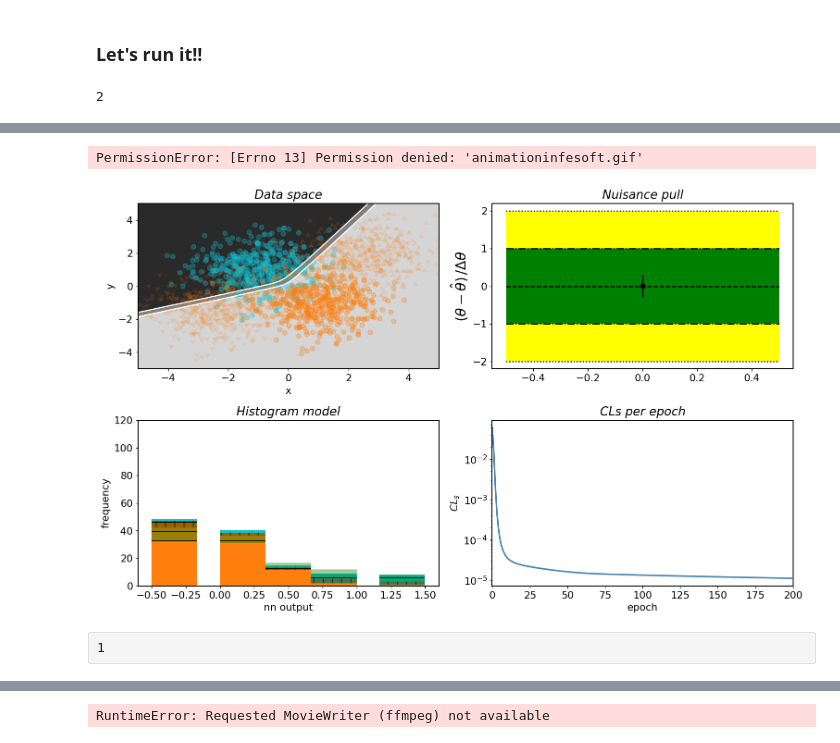
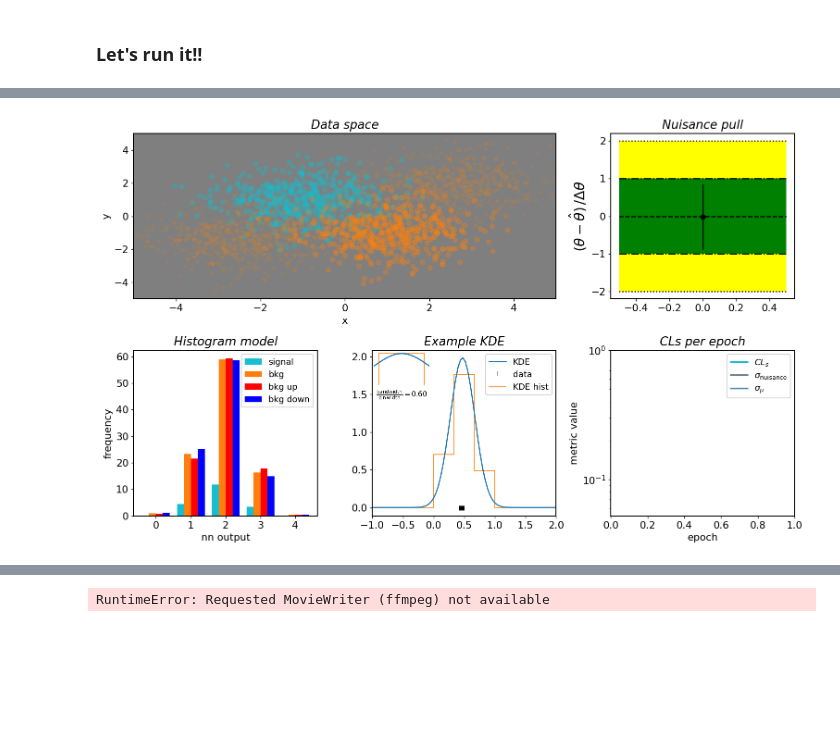
Before and after one commit to gradhep/relaxed, a Jupyter notebook: demo_kde_pyhf.ipynb, the cells around one changed output, grey strips where cells are left out. Cells and saved outputs as stored; diff of their text form; code cells hidden in the pictures; blank space fills up the shorter version.

```diff
--- a/demo_kde_pyhf.ipynb
+++ b/demo_kde_pyhf.ipynb
@@ -89,12 +105,15 @@ jax.value_and_grad(loss)(network)
 ### Define training loop!
 # %%
 opt_init, opt_update, opt_params = optimizers.adam(1e-3)
+
 
 def train_network(N):
     cls_vals = []
     _, network = init_random_params(jax.random.PRNGKey(1), (-1, 2))
     state = opt_init(network)
     losses = []
+    np_errs = []
+    mu_errs = []
 
     # parameter update function
     # @jax.jit
@@ -108,10 +127,17 @@ def train_network(N):
         state, value, network = update_and_value(i, state, 1.0)
         epoch_time = time.time() - start_time
         losses.append(value)
+
         metrs = get_cls(network, test_mu=1.0)
-        metrics = {"loss": losses, "pull": metrs["pull"], "pull_err": metrs["pull_err"]}
-
-
+        mu_errs.append(metrs["errors"][0])
+        np_errs.append(metrs["errors"][1])
+        metrics = {
+            "loss": losses,
+            "pull": metrs["pull"],
+            "pull_err": metrs["pull_err"],
+            "np_err": np_errs,
+            "mu_err": mu_errs,
+        }
 
         yield network, metrics, epoch_time
 # %% [markdown]
@@ -222,15 +408,13 @@ def plot(axs, network, metrics, maxN):
 # %% [markdown]
 ### Let's run it!!
-# %%
-1+1
-# %% [output]
-2
 # %%
 # slow
 import numpy as np
 from IPython.display import HTML
 
 from matplotlib import pyplot as plt
+
+plt.style.use("default")
 
 plt.rcParams.update(
     {
@@ -249,13 +433,16 @@ plt.rcParams.update(
 plt.rc("figure", dpi=120)
 
 fig, axs = plt.subplot_mosaic(
-    [["Data space", "Nuisance pull"], ["Histogram model", "CLs per epoch"]]
+    [
+        ["Data space", "Data space", "Nuisance pull"],
+        ["Histogram model", "Example KDE", "CLs per epoch"],
+    ]
 )
 
 for label, ax in axs.items():
     ax.set_title(label, fontstyle="italic")
 
-maxN = 200# make me bigger for better results!
+maxN = 1  # make me bigger for better results!
 
 animate = True  # animations fail tests...
 ax_cpy = axs
@@ -266,16 +453,22 @@ if animate:
 
 # Training
 for i, (network, metrics, epoch_time) in enumerate(train_network(maxN)):
-    print(f"epoch {i}:", f'pull={metrics["pull"]}+-{metrics["pull_err"]}', f'CLs = {metrics["loss"][-1]}, took {epoch_time}s')
+    print(
+        f"epoch {i}:",
+        f'pull={metrics["pull"]}+-{metrics["pull_err"]}',
+        f'CLs = {metrics["loss"][-1]}, took {epoch_time}s',
+    )
     if animate:
-        plot(axs, network, metrics, maxN=maxN)
+        if i == 0:
+            plot(axs, network, metrics, maxN=maxN, legend=True)
+        else:
+            plot(axs, network, metrics, maxN=maxN)
+
         plt.tight_layout()
         camera.snap()
         axs = ax_cpy
         # if i % 10 == 0:
         #     camera.animate().save("animation.gif", writer="imagemagick", fps=8)
-            # HTML(camera.animate().to_html5_video())
+        # HTML(camera.animate().to_html5_video())
     # break
-if animate:
-    camera.animate().save("animationinfesoft.gif", writer="imagemagick", fps=10)
 # %% [output]
@@ -301,2 +476 @@ WARNING:matplotlib.animation:MovieWriter imagemagick unavailable; using Pillow i
-PermissionError: [Errno 13] Permission denied: 'animationinfesoft.gif'
-[figure, old version]
+[figure, new version]
@@ -305,2 +476,0 @@ PermissionError: [Errno 13] Permission denied: 'animationinfesoft.gif'
-# %% [raw]
-1
```
Also changed, not shown: parts of 15 cells of this notebook, 2 other files.
